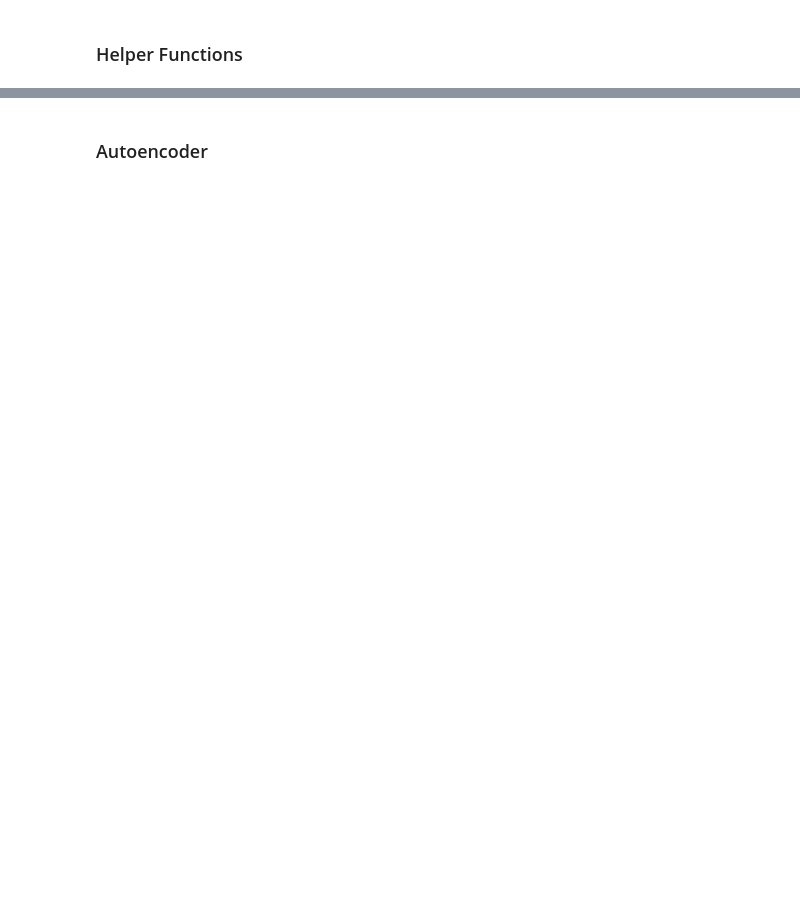
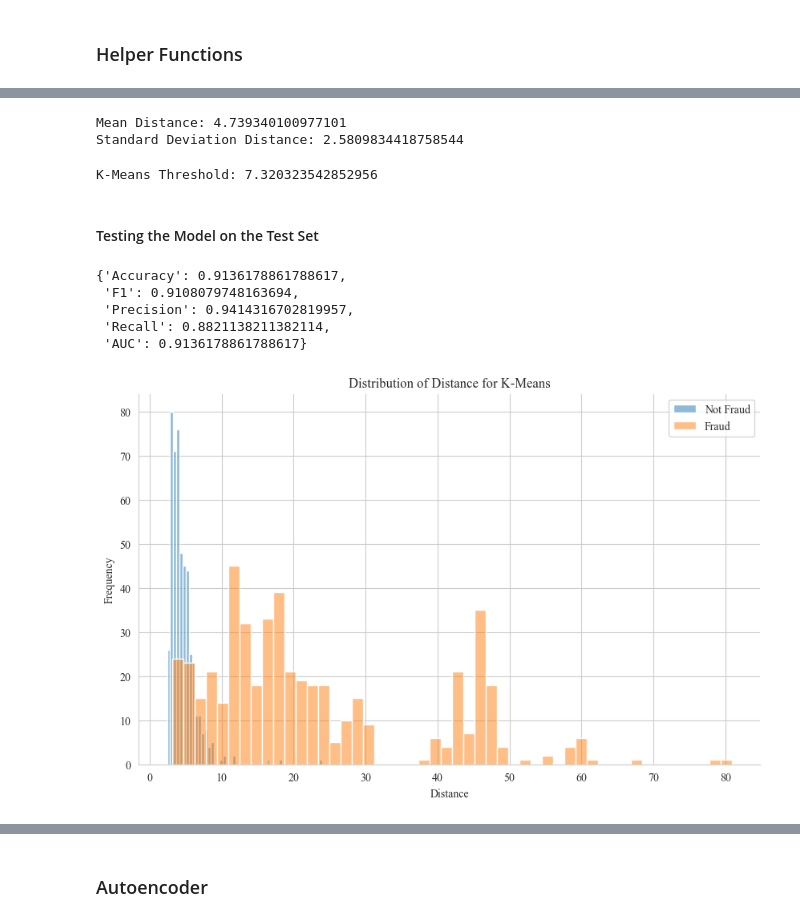
Before and after one commit to dennisjooo/Credit-Fraud-Detector, a Jupyter notebook: fraud.ipynb, the cells around one changed output, grey strips where cells are left out. Saved outputs shown, nothing was run; the diff lists cells and outputs as text; code cells hidden in the pictures; blank space fills up the shorter version.

```diff
--- a/fraud.ipynb
+++ b/fraud.ipynb
@@ -128,5 +146,5 @@ scaler.fit(X_train)
 
 # Transforming the data
 X_train = scaler.transform(X_train)
+X_test = scaler.transform(X_test)
 X_dev = scaler.transform(X_dev)
-X_train_dev = scaler.transform(X_train_dev)
@@ -209,3 +239,31 @@ def plot_confusion_matrix(label, prediction, title=None, save=False):
 
     # Showing the plot
     plt.show()
+# %%
+def plot_dist(non_fraud, fraud, bins, metric, title=None, save=False):
+
+    # Setting up a couple of plot settings
+    metric = metric if metric is not None else "Metric"
+    title = title if title is not None else "the Model"
+
+    # Setting up the plot
+    plt.figure(figsize=(10, 6))
+
+    # Plotting the histogram of distances
+    sns.histplot(non_fraud, bins=bins, alpha=0.5, label='Not Fraud')
+    sns.histplot(fraud, bins=bins, alpha=0.5, label='Fraud')
+
+    # Plot settings
+    plt.xlabel(metric)
+    plt.ylabel("Frequency")
+    plt.title(f"Distribution of {metric} for {title}")
+    plt.legend()
+    sns.despine()
+
+    # Saving the plot if specified
+    if save and title is not None:
+        path = os.path.join(graph_path, "dist_{}.png".format(str.lower(title)))
+        plt.savefig(path, dpi=300, bbox_inches="tight", transparent=True)
+
+    # Showing the plot
+    plt.show()
@@ -230,0 +308,6 @@ def classifier_metrics(label, prediction):
+# %%
+# Creating the K-Means model
+kmeans = KMeans(n_clusters=1, random_state=42, n_init=10, max_iter=1000)
+
+# Fitting the model
+kmeans.fit(X_train)
@@ -230,0 +321,36 @@ def classifier_metrics(label, prediction):
+# %%
+# Getting the mean and standard deviation of the distances
+km_mean, km_std = check_mean_std(km_distance, "Distance")
+# %% [output]
+Mean Distance: 4.739340100977101
+Standard Deviation Distance: 2.5809834418758544
+# %%
+# Setting the K-Means threshold
+km_threshold = km_mean + km_std
+
+# Displaying the threshold
+print("K-Means Threshold: {}".format(km_threshold))
+# %% [output]
+K-Means Threshold: 7.320323542852956
+# %% [markdown]
+#### Testing the Model on the Test Set
+# %%
+# Raw distance scores for the test set
+km_distance_test = kmeans.transform(X_test).reshape(-1)
+
+# Getting the predictions
+km_pred_test = (km_distance_test  > km_threshold).astype(int)
+# %%
+# Evaluating the model
+classifier_metrics(y_test, km_pred_test)
+# %% [output]
+{'Accuracy': 0.9136178861788617,
+ 'F1': 0.9108079748163694,
+ 'Precision': 0.9414316702819957,
+ 'Recall': 0.8821138211382114,
+ 'AUC': 0.9136178861788617}
+# %%
+# Distribution of distances
+plot_dist(km_distance_test[y_test == 0], km_distance_test[y_test == 1], 50, "Distance", "K-Means")
+# %% [output]
+[figure, added]
```
Also changed, not shown: parts of 77 cells of this notebook, 1 other file.
